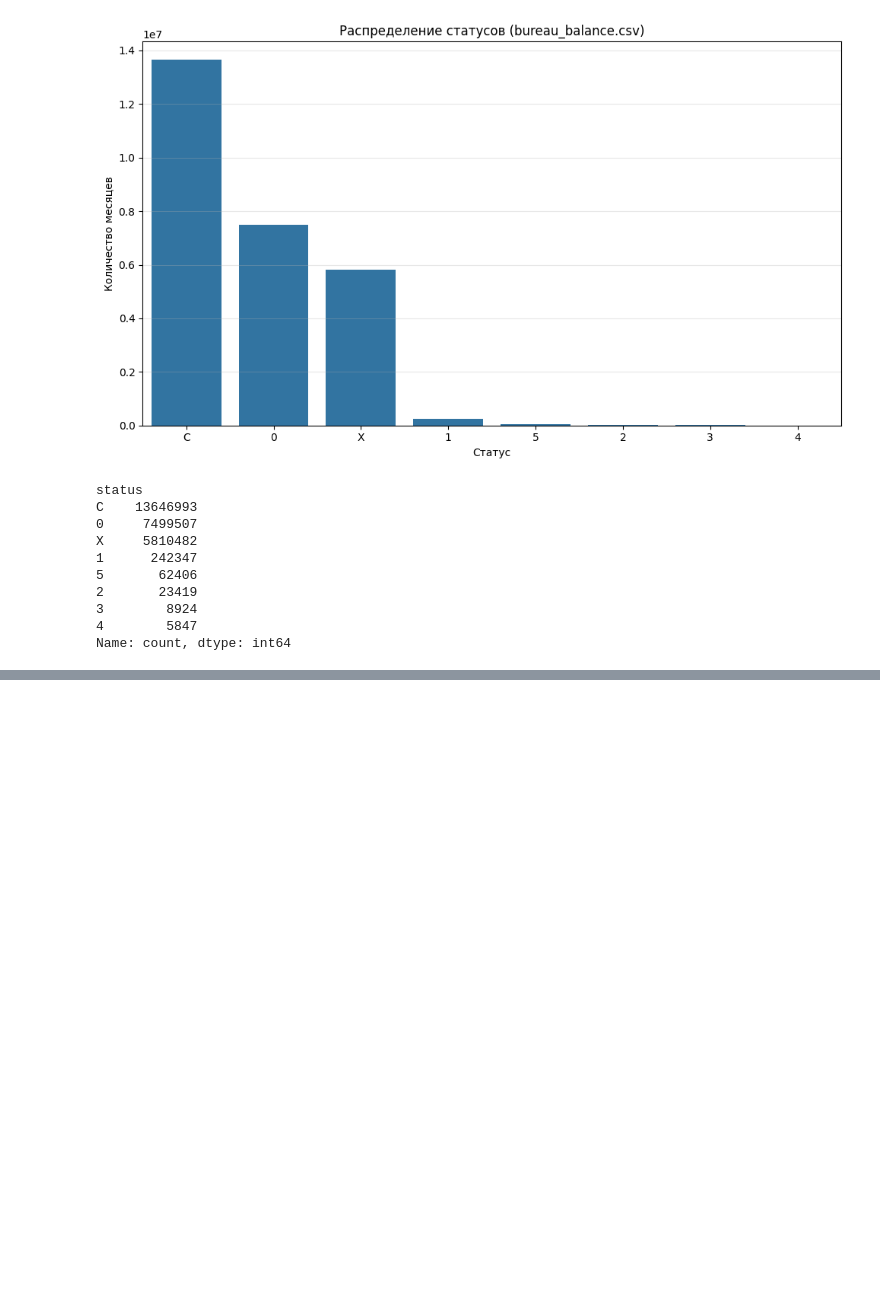
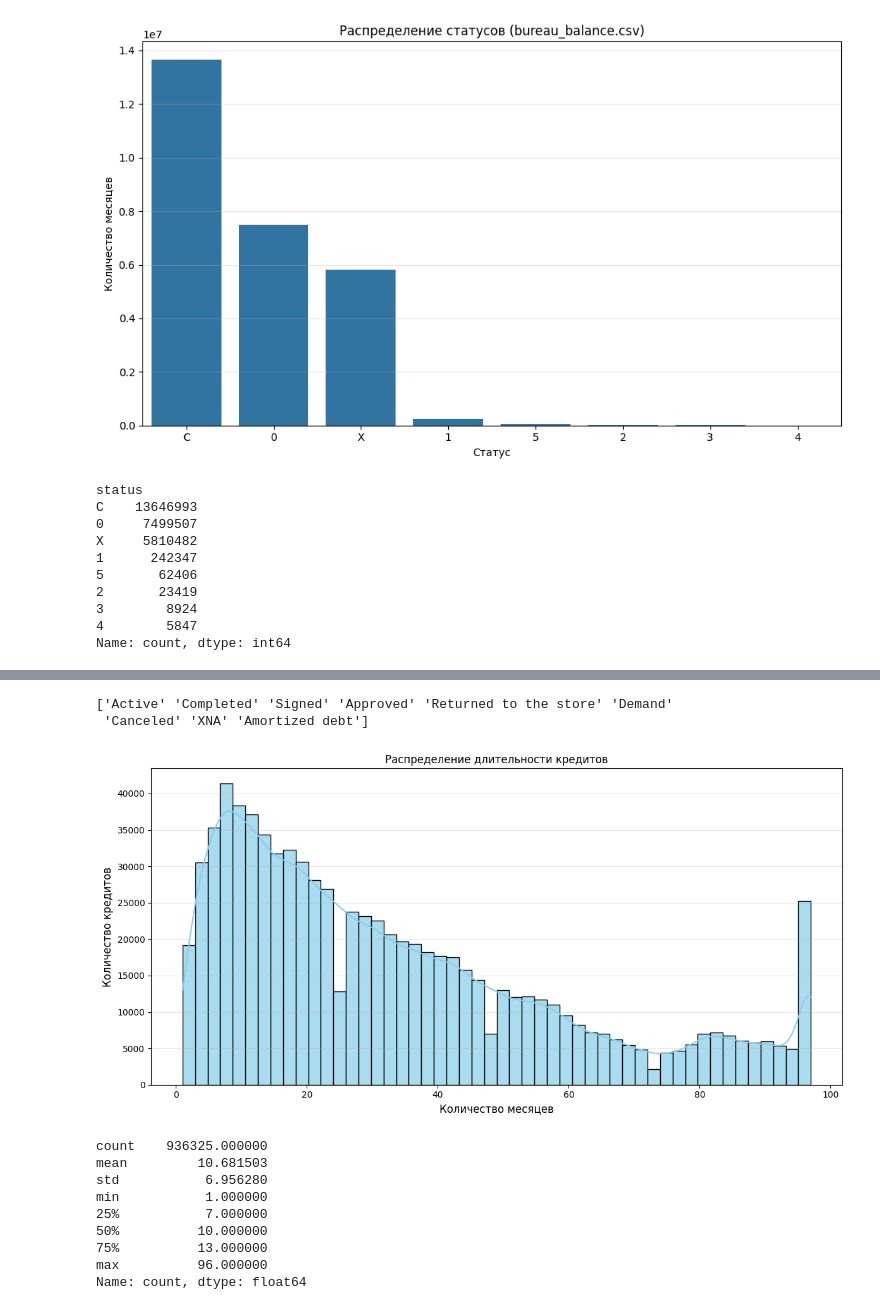
Before and after one commit to malakhovs04/Home-Credit-Default-Risk, a Jupyter notebook: check_tables.ipynb, the cells around one changed output, grey strips where cells are left out. Drawn from its saved outputs; the diff is of its cells as text; code cells hidden in the pictures; blank space fills up the shorter version.

```diff
--- a/check_tables.ipynb
+++ b/check_tables.ipynb
@@ -535,0 +583,30 @@ Name: count, dtype: int64
+# %%
+print(df_p_c['name_contract_status'].unique())
+# %% [output]
+['Active' 'Completed' 'Signed' 'Approved' 'Returned to the store' 'Demand'
+ 'Canceled' 'XNA' 'Amortized debt']
+# %%
+months_per_prev = df_p_c['sk_id_prev'].value_counts()
+
+plt.figure(figsize=(12, 6))
+sns.histplot(months_per_credit, bins=50, kde=True, color='skyblue', edgecolor='black', alpha=0.7)
+
+plt.title('Распределение длительности кредитов')
+plt.xlabel('Количество месяцев', fontsize=12)
+plt.ylabel('Количество кредитов', fontsize=12)
+plt.grid(axis='y', alpha=0.3)
+plt.tight_layout()
+plt.show()
+
+print(months_per_prev.describe())
+# %% [output]
+[figure, added]
+count    936325.000000
+mean         10.681503
+std           6.956280
+min           1.000000
+25%           7.000000
+50%          10.000000
+75%          13.000000
+max          96.000000
+Name: count, dtype: float64
```
Also changed, not shown: parts of 10 cells of this notebook.
